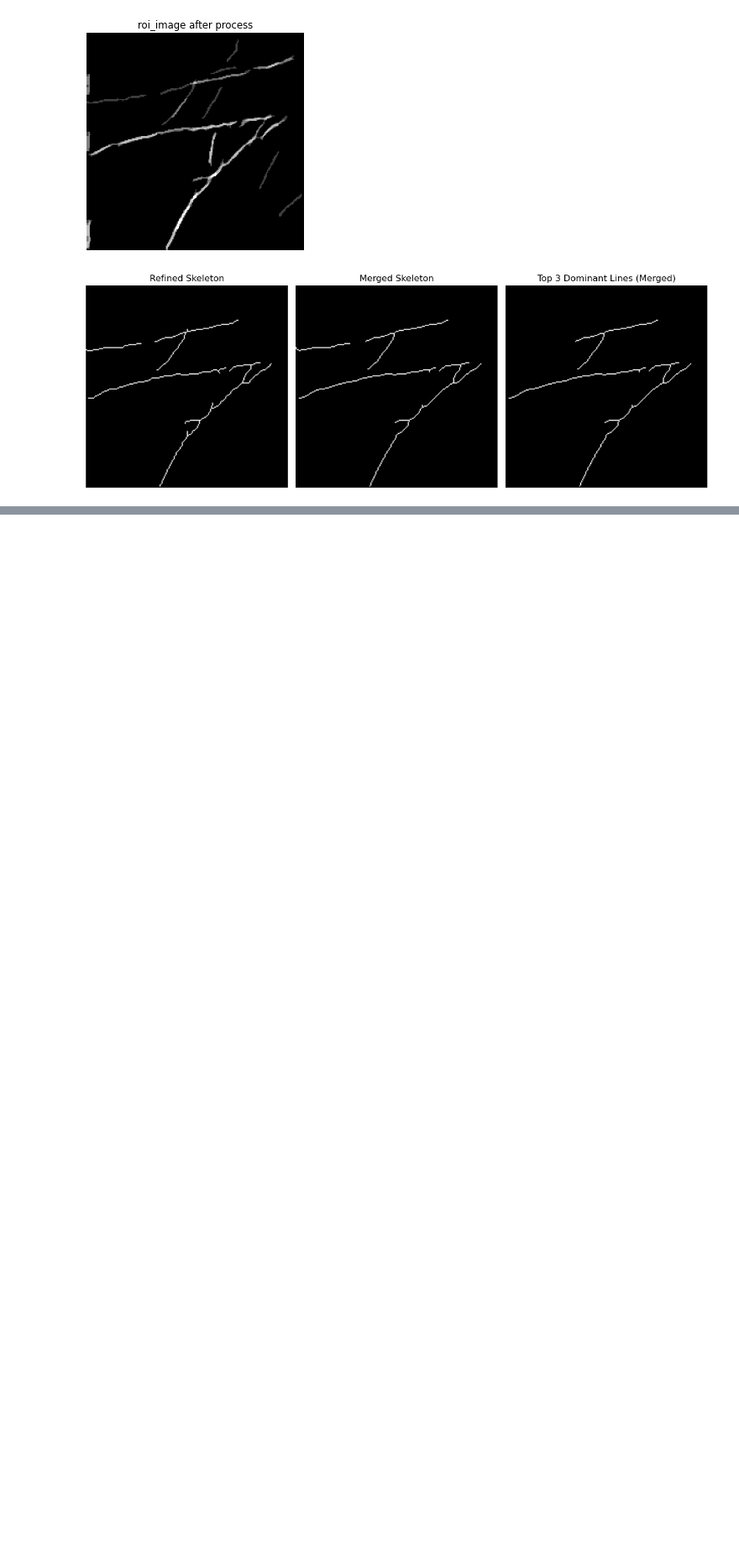
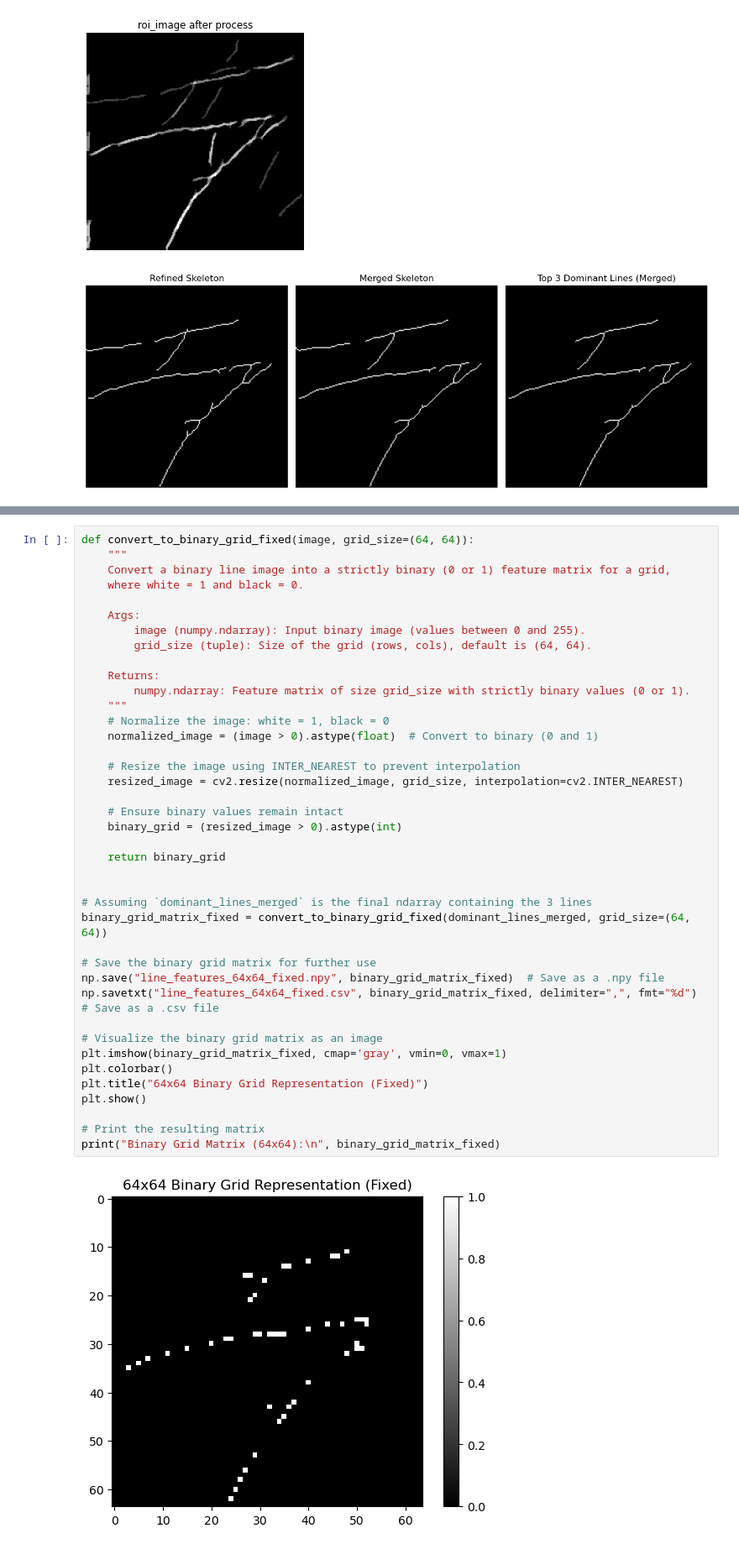
Before and after one commit to HaiNhat-HUST/palm-print-auth, a Jupyter notebook: 6friday.ipynb, the cells around one changed output, grey strips where cells are left out. Shown: that part at 84% size. Drawn from its saved outputs; the diff is of its cells as text; blank space fills up the shorter version.

```diff
--- a/6friday.ipynb
+++ b/6friday.ipynb
@@ -389,0 +392,42 @@ plt.show()
+# %%
+def convert_to_binary_grid_fixed(image, grid_size=(64, 64)):
+    """
+    Convert a binary line image into a strictly binary (0 or 1) feature matrix for a grid,
+    where white = 1 and black = 0.
+
+    Args:
+        image (numpy.ndarray): Input binary image (values between 0 and 255).
+        grid_size (tuple): Size of the grid (rows, cols), default is (64, 64).
+
+    Returns:
+        numpy.ndarray: Feature matrix of size grid_size with strictly binary values (0 or 1).
+    """
+    # Normalize the image: white = 1, black = 0
+    normalized_image = (image > 0).astype(float)  # Convert to binary (0 and 1)
+
+    # Resize the image using INTER_NEAREST to prevent interpolation
+    resized_image = cv2.resize(normalized_image, grid_size, interpolation=cv2.INTER_NEAREST)
+
+    # Ensure binary values remain intact
+    binary_grid = (resized_image > 0).astype(int)
+
+    return binary_grid
+
+
+# Assuming `dominant_lines_merged` is the final ndarray containing the 3 lines
+binary_grid_matrix_fixed = convert_to_binary_grid_fixed(dominant_lines_merged, grid_size=(64, 64))
+
+# Save the binary grid matrix for further use
+np.save("line_features_64x64_fixed.npy", binary_grid_matrix_fixed)  # Save as a .npy file
+np.savetxt("line_features_64x64_fixed.csv", binary_grid_matrix_fixed, delimiter=",", fmt="%d")  # Save as a .csv file
+
+# Visualize the binary grid matrix as an image
+plt.imshow(binary_grid_matrix_fixed, cmap='gray', vmin=0, vmax=1)
+plt.colorbar()
+plt.title("64x64 Binary Grid Representation (Fixed)")
+plt.show()
+
+# Print the resulting matrix
+print("Binary Grid Matrix (64x64):\n", binary_grid_matrix_fixed)
+# %% [output]
+[figure, added]
```
Also changed, not shown: parts of 4 cells of this notebook, 1 other file.
